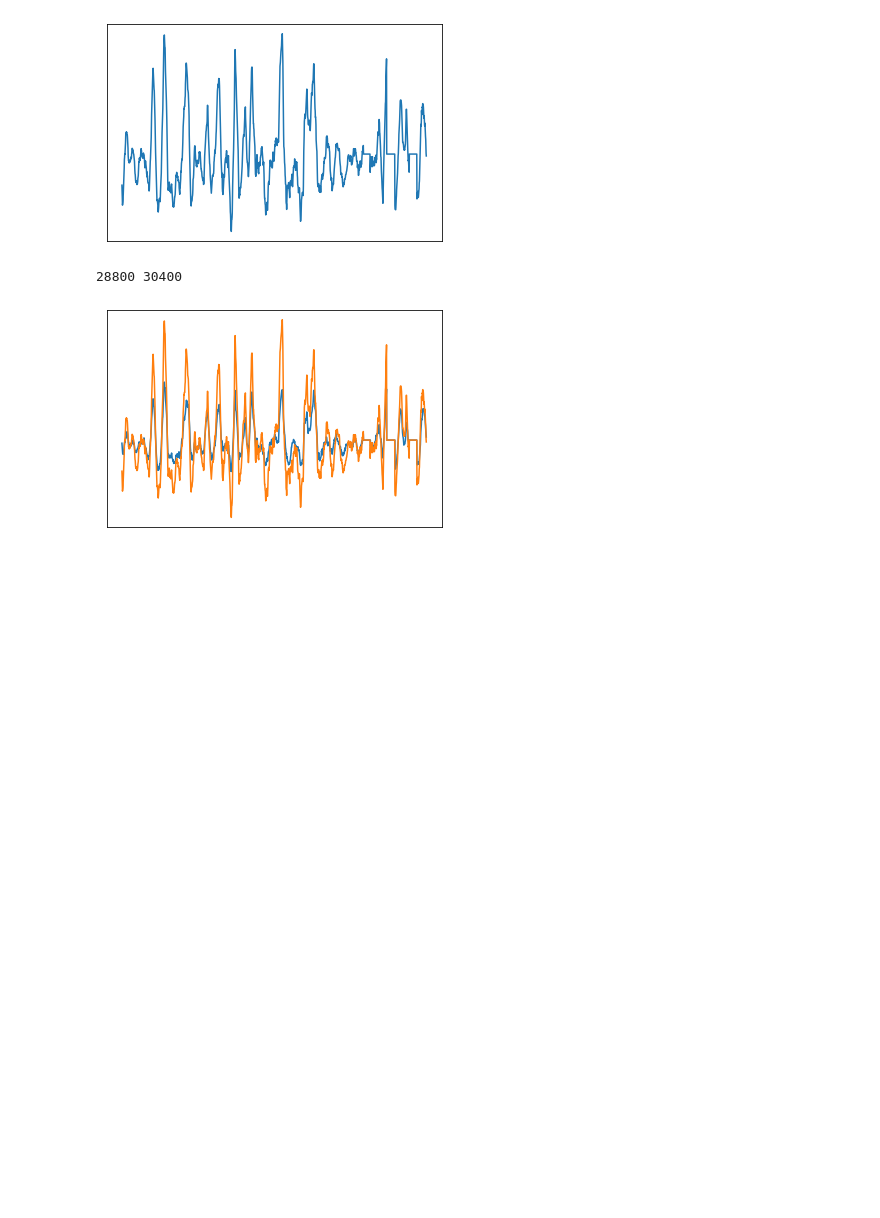
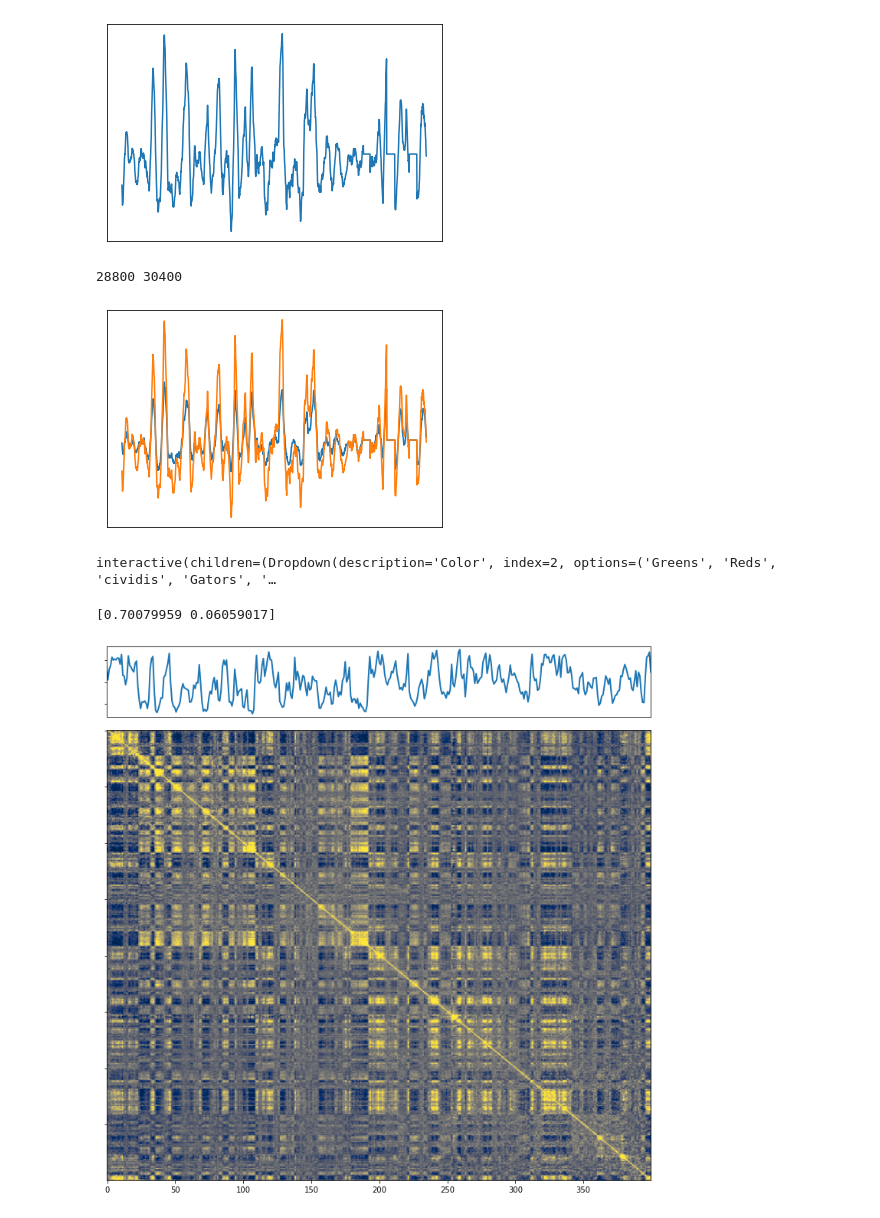
Before and after one commit to michaelrstadler/hic, a Jupyter notebook: bin/archive/working.ipynb, the cells around one changed output. Saved outputs shown, nothing was run; the diff lists cells and outputs as text; code cells hidden in the pictures; blank space fills up the shorter version.

```diff
--- a/bin/archive/working.ipynb
+++ b/bin/archive/working.ipynb
@@ -178,21 +181,29 @@ def pca_mat(distnorm):
     return centered, X
 
 
-def plot_comp(cov, pca, vmax=None):
+def plot_comp(cov, pca, vmax=None, filename=None):
     if vmax == None:
         vmax = np.max(cov)
-    fig = plt.figure(constrained_layout=True)
-    subfigs = fig.subfigures(2, 1, wspace=0.07, height_ratios=[1, 4.])
+    fig = plt.figure(constrained_layout=True, figsize=(10,10))
+    subfigs = fig.subfigures(2, 1, wspace=0.07, height_ratios=[1, 6.])
     axs0 = subfigs[0].subplots()
-    #comp = np.where(pca[:,0] < 0, 1, 0)
-    #axs0.plot(comp)
-    axs0.plot(pca[:,0])
+    axs0.plot(pca[:,0], linewidth=2)
     axs0.margins(x=0)
     axs0.set_yticklabels([])
     axs0.set_xticklabels([])
     axs0.set_xticks([])
     axs1 = subfigs[1].subplots()
-    axs1.imshow(cov, vmax=vmax, aspect="auto")
+    axs1.imshow(cov, vmax=vmax, aspect="auto", cmap='cividis')
     axs1.set_yticklabels([])
     axs1.margins(x=0)
     plt.tight_layout
+    if filename is not None:
+        plt.savefig(filename, dpi=300)
+
+def pca_wflow(m, inverse=False, filename=None):
+    d = distnorm(m)
+    centered, X = pca_mat(d)
+    if inverse:
+        X[:,0] = -1 * X[:,0]
+    plot_comp(centered, X, filename=filename)
+    return centered, X
@@ -198,0 +214,13 @@ def plot_comp(cov, pca, vmax=None):
+# %%
+m_all = np.loadtxt('/Users/michaelstadler/Bioinformatics/Projects/insulators/outputs/hic-69-71_binCounts_25kB.txt')
+m_69 = norm_hc(m_all)
+#fm.viewer(np.log(m_n + 1) * 200, 6)
+# %%
+fm.viewer(centered_69, 6)
+# %% [output]
+interactive(children=(Dropdown(description='Color', index=2, options=('Greens', 'Reds', 'cividis', 'Gators', '…
+# %%
+centered_69, X69 = pca_wflow(m_69[:400,:400], filename='/Users/michaelstadler/Desktop/temp/fig_69.png')
+# %% [output]
+[0.70079959 0.06059017]
+[figure, added]
```
Also changed, not shown: parts of 24 cells of this notebook, 8 other files.
